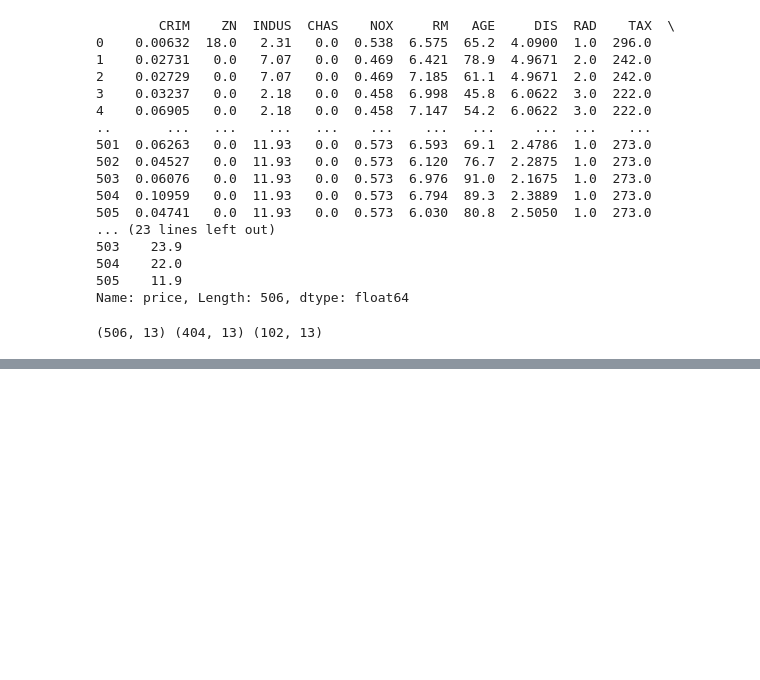
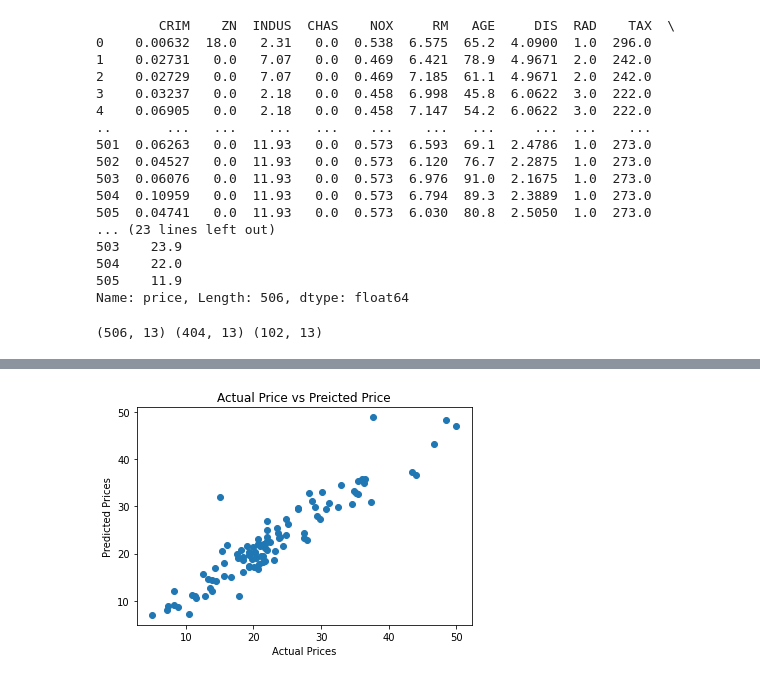
Before and after one commit to MattithyahuData/P5-House-Prices-Prediction, a Jupyter notebook: P5 Code.ipynb, the cells around one changed output, grey strips where cells are left out. Cells and saved outputs as stored; diff of their text form; code cells hidden in the pictures; blank space fills up the shorter version.

```diff
--- a/P5 Code.ipynb
+++ b/P5 Code.ipynb
@@ -168,0 +247,3 @@ print(X.shape, X_train.shape, X_test.shape)
+# %%
+# accuracy for prediction on test data
+test_data_prediction = model.predict(X_test)
@@ -168,0 +262,9 @@ print(X.shape, X_train.shape, X_test.shape)
+# %%
+# Visualising the actual prices and predicted
+plt.scatter(Y_test, test_data_prediction)
+plt.xlabel("Actual Prices")
+plt.ylabel("Predicted Prices")
+plt.title("Actual Price vs Preicted Price")
+plt.show()
+# %% [output]
+[figure, added]
```
Also changed, not shown: parts of 22 cells of this notebook, 1 other file.
